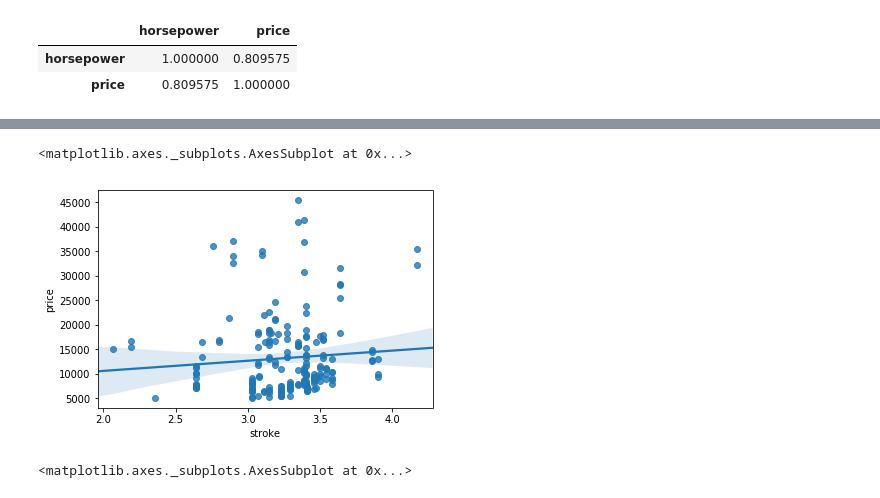
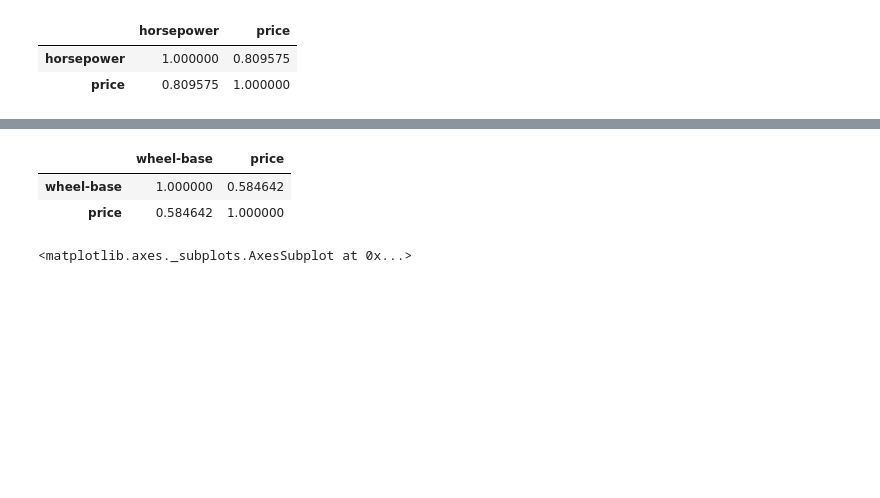
Before and after one commit to SeshSai/CarPricedata_EDA, a Jupyter notebook: Car prices EDA.ipynb, the cells around one changed output, grey strips where cells are left out. Cells and saved outputs as stored; diff of their text form; code cells hidden in the pictures; blank space fills up the shorter version.

```diff
--- a/Car prices EDA.ipynb
+++ b/Car prices EDA.ipynb
@@ -69,13 +125,13 @@ plt.ylim(0,)
 [figure]
+# %%
+df[["wheel-base", "price"]].corr()
+# %% [output]
+|  | wheel-base | price |
+| wheel-base | 1.000000 | 0.584642 |
+| price | 0.584642 | 1.000000 |
 # %%
 #Interesting, larger the wheel base, higher the price. Generally expensive cars have longer wheel base with some exceptions
 #High performance cars can have shorter wheel base
-# %%
-#Stroke is a weak predictor of price
-sns.regplot(x="stroke", y="price", data=df)
-# %% [output]
-<matplotlib.axes._subplots.AxesSubplot at 0x...>
-[figure, removed]
 # %%
 sns.regplot(x="bore", y="price", data=df)
 # %% [output]
```
Also changed, not shown: parts of 23 cells of this notebook.
